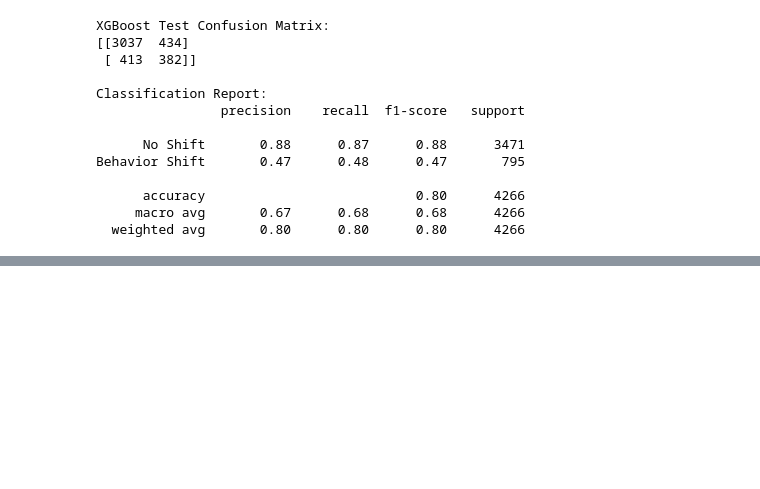
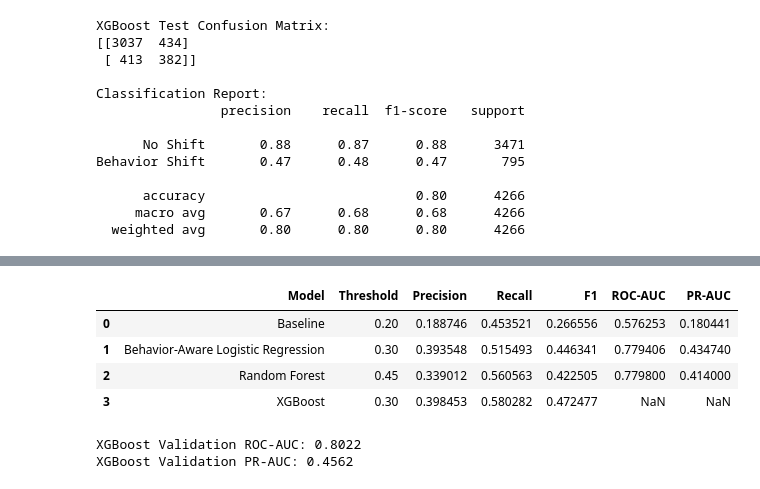
Before and after one commit to saraalwadia/customer-behavior-shift-detection, a Jupyter notebook: notebooks/04_modeling.ipynb, the cells around one changed output, grey strips where cells are left out. Saved outputs shown, nothing was run; the diff lists cells and outputs as text; code cells hidden in the pictures; blank space fills up the shorter version.

Commit message:
Complete model comparison and select XGBoost

```diff
--- a/notebooks/04_modeling.ipynb
+++ b/notebooks/04_modeling.ipynb
@@ -2253,0 +2262,79 @@ Behavior Shift       0.47      0.48      0.47       795
+# %%
+# Model validation comparison
+
+model_comparison = pd.DataFrame({
+    "Model": [
+        "Baseline",
+        "Behavior-Aware Logistic Regression",
+        "Random Forest",
+        "XGBoost"
+    ],
+
+    "Threshold": [
+        0.20,
+        0.30,
+        0.45,
+        0.30
+    ],
+
+    "Precision": [
+        0.188746,
+        0.393548,
+        0.339012,
+        0.398453
+    ],
+
+    "Recall": [
+        0.453521,
+        0.515493,
+        0.560563,
+        0.580282
+    ],
+
+    "F1": [
+        0.266556,
+        0.446341,
+        0.422505,
+        0.472477
+    ],
+
+    "ROC-AUC": [
+        0.576253,
+        0.779406,
+        0.7798,
+        np.nan
+    ],
+
+    "PR-AUC": [
+        0.180441,
+        0.434740,
+        0.4140,
+        np.nan
+    ]
+})
+
+model_comparison
+# %% [output]
+|  | Model | Threshold | Precision | Recall | F1 | ROC-AUC | PR-AUC |
+| 0 | Baseline | 0.20 | 0.188746 | 0.453521 | 0.266556 | 0.576253 | 0.180441 |
+| 1 | Behavior-Aware Logistic Regression | 0.30 | 0.393548 | 0.515493 | 0.446341 | 0.779406 | 0.434740 |
+| 2 | Random Forest | 0.45 | 0.339012 | 0.560563 | 0.422505 | 0.779800 | 0.414000 |
+| 3 | XGBoost | 0.30 | 0.398453 | 0.580282 | 0.472477 | NaN | NaN |
+# %%
+# Calculate XGBoost validation ROC-AUC and PR-AUC
+
+xgb_validation_roc_auc = roc_auc_score(
+    y_validation,
+    y_validation_proba_xgb
+)
+
+xgb_validation_pr_auc = average_precision_score(
+    y_validation,
+    y_validation_proba_xgb
+)
+
+print(f"XGBoost Validation ROC-AUC: {xgb_validation_roc_auc:.4f}")
+print(f"XGBoost Validation PR-AUC: {xgb_validation_pr_auc:.4f}")
+# %% [output]
+XGBoost Validation ROC-AUC: 0.8022
+XGBoost Validation PR-AUC: 0.4562
```
Also changed, not shown: parts of 2 cells of this notebook.
